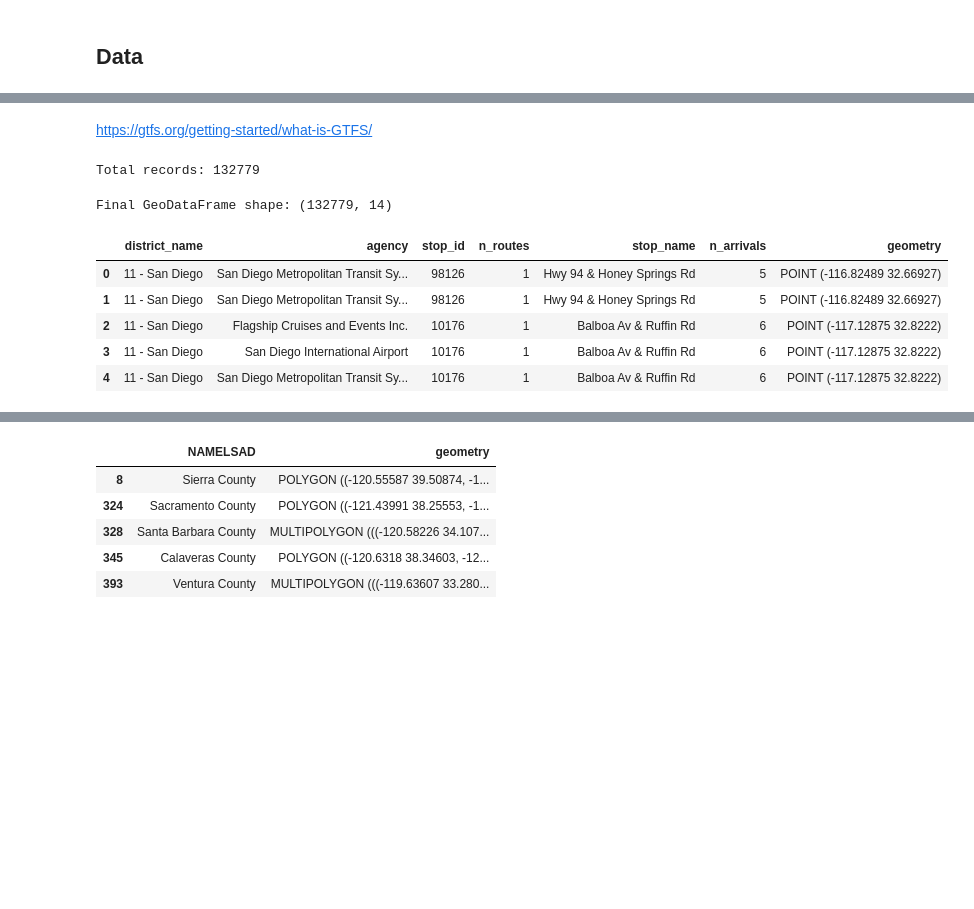
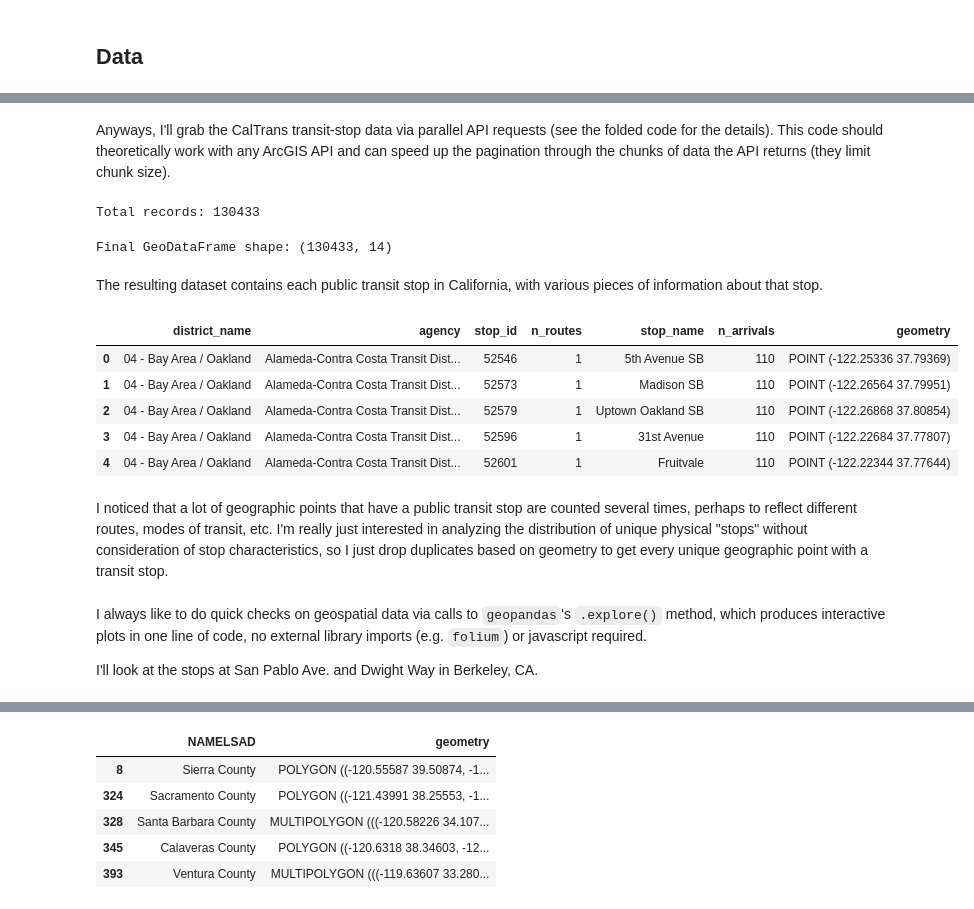
Before and after one commit to peter-amerkhanian/peter-amerkhanian.github.io, a Jupyter notebook: posts/geopandas_maps/index.ipynb, the cells around one changed output, grey strips where cells are left out. Cells and saved outputs as stored; diff of their text form; code cells hidden in the pictures; blank space fills up the shorter version.

```diff
--- a/posts/geopandas_maps/index.ipynb
+++ b/posts/geopandas_maps/index.ipynb
@@ -27,3 +70,3 @@ from tqdm import tqdm
-# %% [markdown]
-https://gtfs.org/getting-started/what-is-GTFS/
+# %% [markdown]
+Anyways, I'll grab the CalTrans  transit-stop data via parallel API requests (see the folded code for the details). This code should theoretically work with any ArcGIS API and can speed up the pagination through the chunks of data the API returns (they limit chunk size).
 # %%
@@ -72,22 +117,33 @@ def paginate_api(url):
     assert full_gdf.shape[0] == max_records
     return full_gdf
 # %%
-all_stops = "https://caltrans-gis.dot.ca.gov/arcgis/rest/services/CHrailroad/CA_Transit_Stops/FeatureServer/0/query"
-gdf_all = paginate_api(all_stops)
+#| output: false
+rest_api = "https://caltrans-gis.dot.ca.gov/arcgis/rest/"
+all_stops = "services/CHrailroad/CA_Transit_Stops/FeatureServer/0/query"
+gdf_all = paginate_api(rest_api + all_stops)
 # %% [output]
-Total records: 132779
+Total records: 130433
-Final GeoDataFrame shape: (132779, 14)
+Final GeoDataFrame shape: (130433, 14)
+# %% [markdown]
+The resulting dataset contains each public transit stop in California, with various pieces of information about that stop.
 # %%
-gdf_all[['district_name', 'agency', 'stop_id', 'n_routes', 'stop_name', 'n_arrivals', 'geometry']].head()
+gdf_all[['district_name', 'agency', 'stop_id', 'n_routes',
+         'stop_name', 'n_arrivals', 'geometry']].head()
 # %% [output]
 |  | district_name | agency | stop_id | n_routes | stop_name | n_arrivals | geometry |
-| 0 | 11 - San Diego | San Diego Metropolitan Transit Sy... | 98126 | 1 | Hwy 94 & Honey Springs Rd | 5 | POINT (-116.82489 32.66927) |
-| 1 | 11 - San Diego | San Diego Metropolitan Transit Sy... | 98126 | 1 | Hwy 94 & Honey Springs Rd | 5 | POINT (-116.82489 32.66927) |
-| 2 | 11 - San Diego | Flagship Cruises and Events Inc. | 10176 | 1 | Balboa Av & Ruffin Rd | 6 | POINT (-117.12875 32.8222) |
-| 3 | 11 - San Diego | San Diego International Airport | 10176 | 1 | Balboa Av & Ruffin Rd | 6 | POINT (-117.12875 32.8222) |
-| 4 | 11 - San Diego | San Diego Metropolitan Transit Sy... | 10176 | 1 | Balboa Av & Ruffin Rd | 6 | POINT (-117.12875 32.8222) |
+| 0 | 04 - Bay Area / Oakland | Alameda-Contra Costa Transit Dist... | 52546 | 1 | 5th Avenue SB | 110 | POINT (-122.25336 37.79369) |
+| 1 | 04 - Bay Area / Oakland | Alameda-Contra Costa Transit Dist... | 52573 | 1 | Madison SB | 110 | POINT (-122.26564 37.79951) |
+| 2 | 04 - Bay Area / Oakland | Alameda-Contra Costa Transit Dist... | 52579 | 1 | Uptown Oakland SB | 110 | POINT (-122.26868 37.80854) |
+| 3 | 04 - Bay Area / Oakland | Alameda-Contra Costa Transit Dist... | 52596 | 1 | 31st Avenue | 110 | POINT (-122.22684 37.77807) |
+| 4 | 04 - Bay Area / Oakland | Alameda-Contra Costa Transit Dist... | 52601 | 1 | Fruitvale | 110 | POINT (-122.22344 37.77644) |
+# %% [markdown]
+I noticed that a lot of geographic points that have a public transit stop are counted several times, perhaps to reflect different routes, modes of transit, etc. I'm really just interested in analyzing the distribution of unique physical "stops" without consideration of stop characteristics, so I just drop duplicates based on geometry to get every unique geographic point with a transit stop.
 # %%
 gdf_all = gdf_all.drop_duplicates(subset='geometry')
+# %% [markdown]
+I always like to do quick checks on geospatial data via calls to `geopandas`'s `.explore()` method, which produces interactive plots in one line of code, no external library imports (e.g. `folium`) or javascript required.
+
+I'll look at the stops at San Pablo Ave. and Dwight Way in Berkeley, CA.
 # %%
 gdf_all[gdf_all['stop_name'] == 'San Pablo Av & Dwight Way'].explore(
     style_kwds=dict(fillOpacity=0.7, radius=12, color='red')
```
Also changed, not shown: parts of 123 cells of this notebook, 58 other files.
